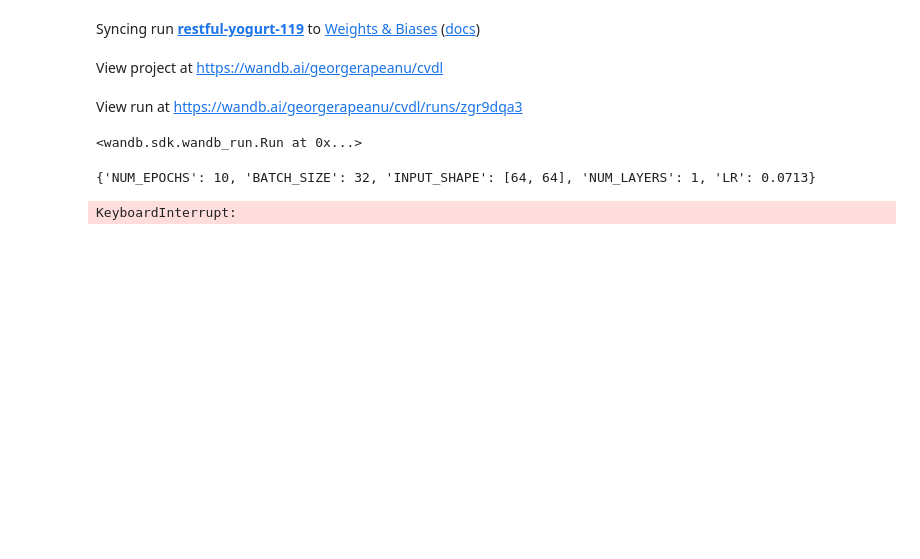
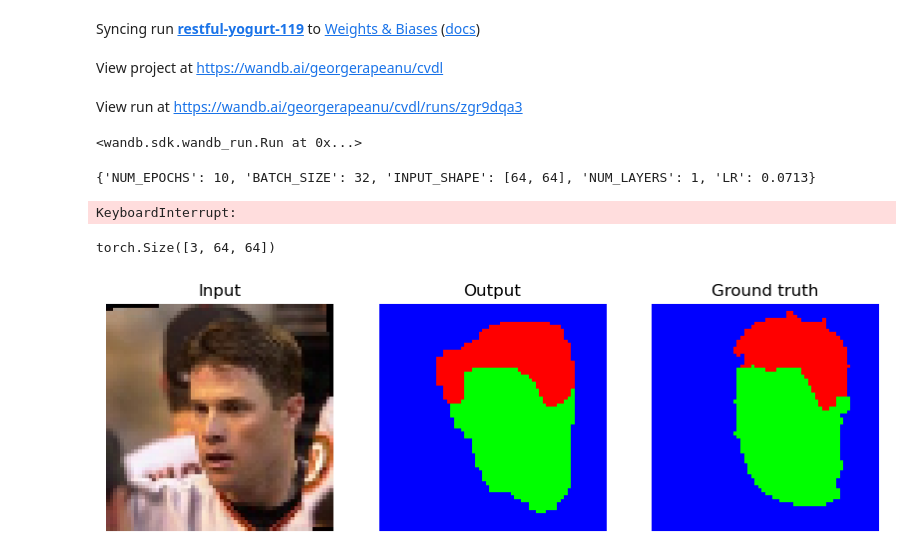
Before and after one commit to georgerapeanu/BBU-Computer-Science, a Jupyter notebook: Semester5/Computer Vision and Deep Learning/lab4/main.ipynb, the cells around one changed output. Saved outputs shown, nothing was run; the diff lists cells and outputs as text; code cells hidden in the pictures; blank space fills up the shorter version.

```diff
--- a/Semester5/Computer Vision and Deep Learning/lab4/main.ipynb
+++ b/Semester5/Computer Vision and Deep Learning/lab4/main.ipynb
@@ -197,14 +197,42 @@ KeyboardInterrupt:
 # %%
 eval(model, LFWDataset(BASE_PATH, transforms=transform_generator(INPUT_SHAPE), download=False, split_name='test'))
 # %%
-ds = LFWDataset(BASE_PATH, transforms=transform_generator(INPUT_SHAPE), split_name='validation', download=False)
+ds = LFWDataset(BASE_PATH, transforms=transform_generator(INPUT_SHAPE), split_name='test', download=False)
 # %%
 len(ds)
 # %%
-ds[2][1].shape
+ds[2][0].shape
+# %% [output]
+torch.Size([3, 64, 64])
 # %%
 model = torch.load("./artifacts/model.h5", map_location=torch.device('cpu'))
 # %%
 model.eval()
 scripted_model = torch.jit.script(model)
 scripted_model.save("./artifacts/scripted_model.pt")
+# %%
+with torch.no_grad():
+    model_y = model(ds[2][0].view(-1, *ds[2][0].shape))
+    model_y = torch.nn.functional.interpolate(model_y, size=tuple(ds[2][0].shape[1:]))
+    model_y = model_y.view(-1, *ds[2][1].shape).argmax(dim=0)
+    X, model_y = inv_transform(ds[2][0], model_y)
+    X, y = inv_transform(ds[2][0], ds[2][1])
+    fig, axes = plt.subplots(1, 3, figsize=(10, 5))
+
+    axes[0].imshow(X)
+    axes[0].set_title('Input')
+
+    axes[1].imshow(cv2.cvtColor(model_y, cv2.COLOR_BGR2RGB))
+    axes[1].set_title('Output')
+
+    axes[2].imshow(cv2.cvtColor(y, cv2.COLOR_BGR2RGB))
+    axes[2].set_title('Ground truth')
+
+    # Remove ticks and labels for a cleaner display
+    for ax in axes:
+        ax.axis('off')
+
+    # Show the plot
+    plt.show()
+# %% [output]
+[figure, added]
```
Also changed, not shown: 3 other files.
